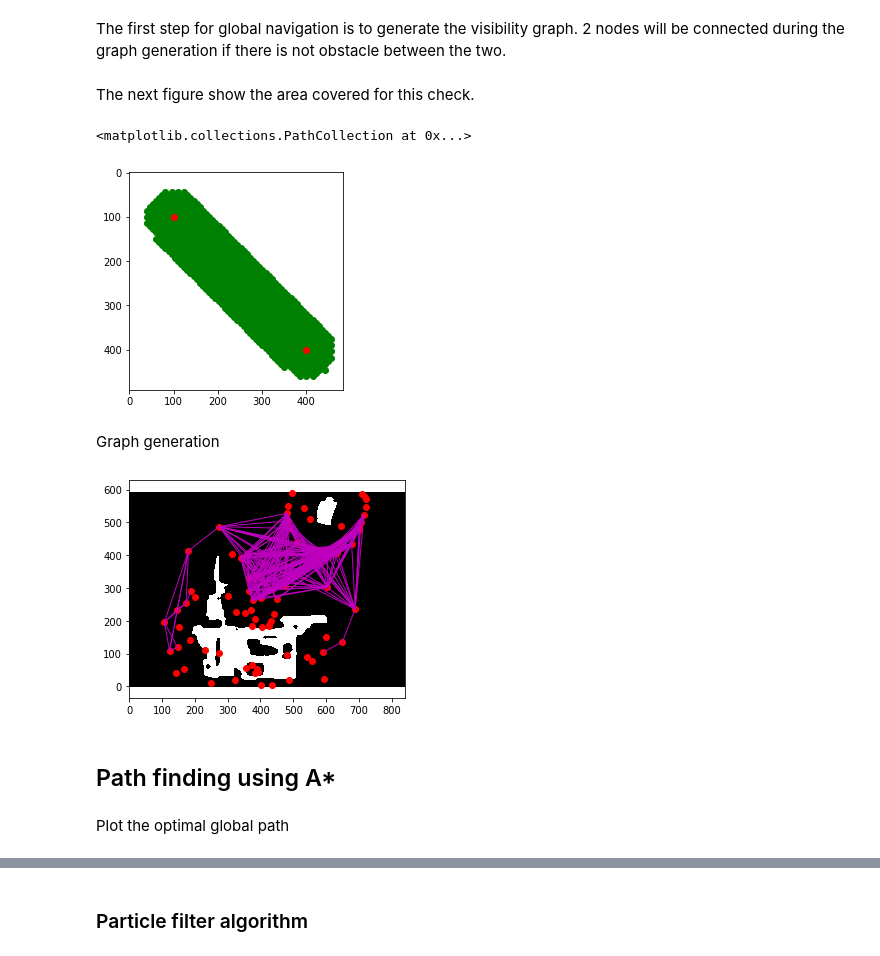
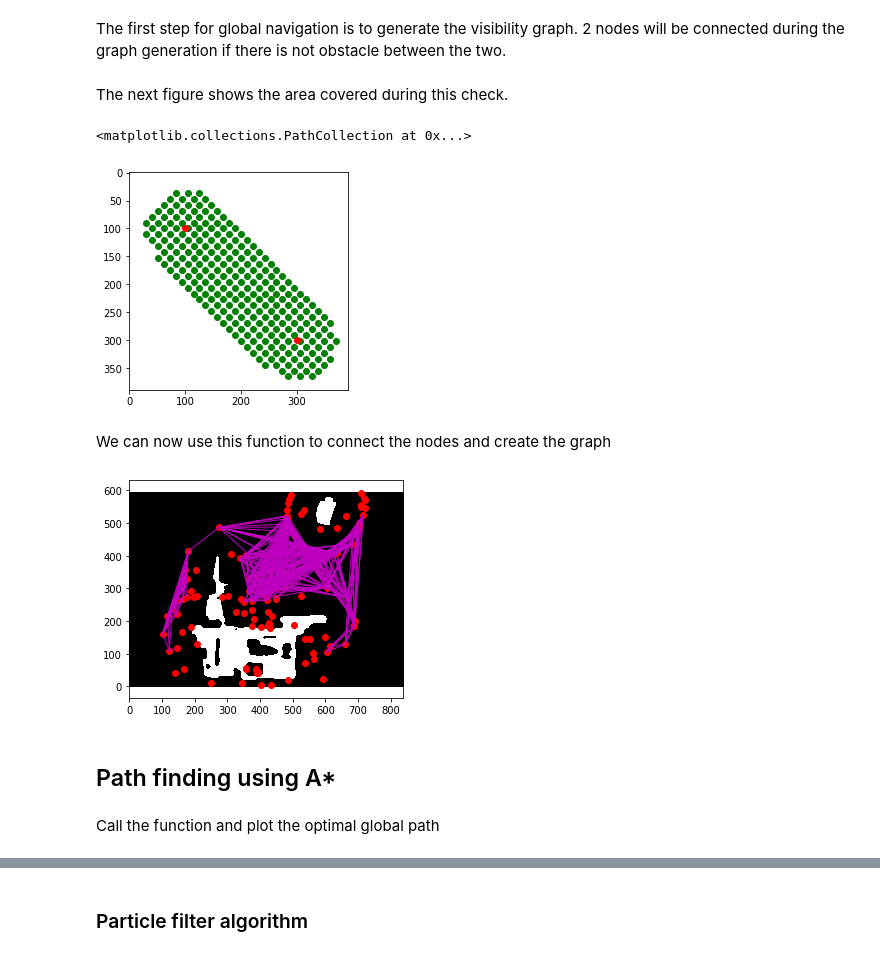
Before and after one commit to RaphLins/basics_of_MB_project, a Jupyter notebook: report.ipynb, the cells around one changed output, grey strips where cells are left out. Cells and saved outputs as stored; diff of their text form; code cells hidden in the pictures.

```diff
--- a/report.ipynb
+++ b/report.ipynb
@@ -328,7 +332,7 @@ The first step for global navigation is to generate the visibility graph.
 # %%
 # Function that find if there is any obstacle between two consecutives nodes in order to make sure that the Thymio's path
 #does not cross an obstacle.
-def noObstacleBetween(obstacle_map, p1, p2, plot=False, resolution=10):
+def noObstacleBetween(obstacle_map, p1, p2, plot=False, resolution=15):
     x, y = p1
     x_end, y_end = p2
     forward = np.array([x_end - x, y_end - y])
@@ -342,8 +346,9 @@ def noObstacleBetween(obstacle_map, p1, p2, plot=False, resolution=10):
 
     # We define a second margin to make sure the Thymio does not hit obstacles with non flat shapes and
     # compensate the eventual errors due to obstacles recognition during the generation of the obstacles map.
-    MARGIN2 = MARGIN*0.7
+    MARGIN2 = MARGIN*0.8
 
+    #check every point in a rectangle with rounded sides region, and return false if an obstacle is found
     for perp_dist in np.arange(-MARGIN2, MARGIN2, resolution):
         for forward_dist in np.arange(-MARGIN2, dist + MARGIN2, resolution):
             if forward_dist < 0 and sqrt(perp_dist**2 + forward_dist**2) >= MARGIN2:
@@ -361,18 +366,18 @@ def noObstacleBetween(obstacle_map, p1, p2, plot=False, resolution=10):
                 return False
     return True
 # %% [markdown]
-The next figure show the area covered for this check.
+The next figure shows the area covered during this check.
 # %%
 plt.imshow(np.zeros((100, 100)), cmap='Greys')
 p1 = (100, 100)
-p2 = (400, 400)
+p2 = (300, 300)
 noObstacleBetween(np.zeros((600, 600)), p1, p2, plot=True)
 plt.scatter([p1[0], p2[0]], [p1[1], p2[1]], c='r')
 # %% [output]
 <matplotlib.collections.PathCollection at 0x...>
-[figure, old version]
+[figure, new version]
-# %% [markdown]
-Graph generation
+# %% [markdown]
+We can now use this function to connect the nodes and create the graph
 # %%
 import itertools
 
@@ -395,7 +400,7 @@ class Node:
 #Create a clase for the graph of the map
 
 class Graph:
-    def __init__(self, way_points, obstacle_map):
+    def __init__(self, way_points, obstacle_map, plot=False):
         self.obstacle_map = obstacle_map
         self.nodes = []
         for way_point in way_points:
@@ -408,7 +413,8 @@ class Graph:
 
                 x, y = node1.get_pos()
                 x_end, y_end = node2.get_pos()
-                plt.plot((x, x_end), (y, y_end), 'm', linewidth=1)
+                if plot:
+                    plt.plot((x, x_end), (y, y_end), 'm', linewidth=1)
 
     def add_new_node(self, node):
         for potential_neighbour in self.nodes:
@@ -418,11 +424,11 @@ class Graph:
         self.nodes.append(node)
 
 imshow(obstacle_map)
-graph = Graph(way_points+[(thymio_pos[0], thymio_pos[1])], obstacle_map)
+graph = Graph(way_points, obstacle_map, plot=True)
 for node in graph.nodes:
     node.plot()
 # %% [output]
-[figure, old version]
+[figure, new version]
 # %% [markdown]
 ## Path finding using A*
 # %%
@@ -502,7 +508,7 @@ def compute_path(start, goal, graph, plot=False):
 
     return path
 # %% [markdown]
-Plot the optimal global path
+Call the function and plot the optimal global path
 # %%
 imshow(rescaled_img)
 
```
Also changed, not shown: parts of 33 cells of this notebook.
